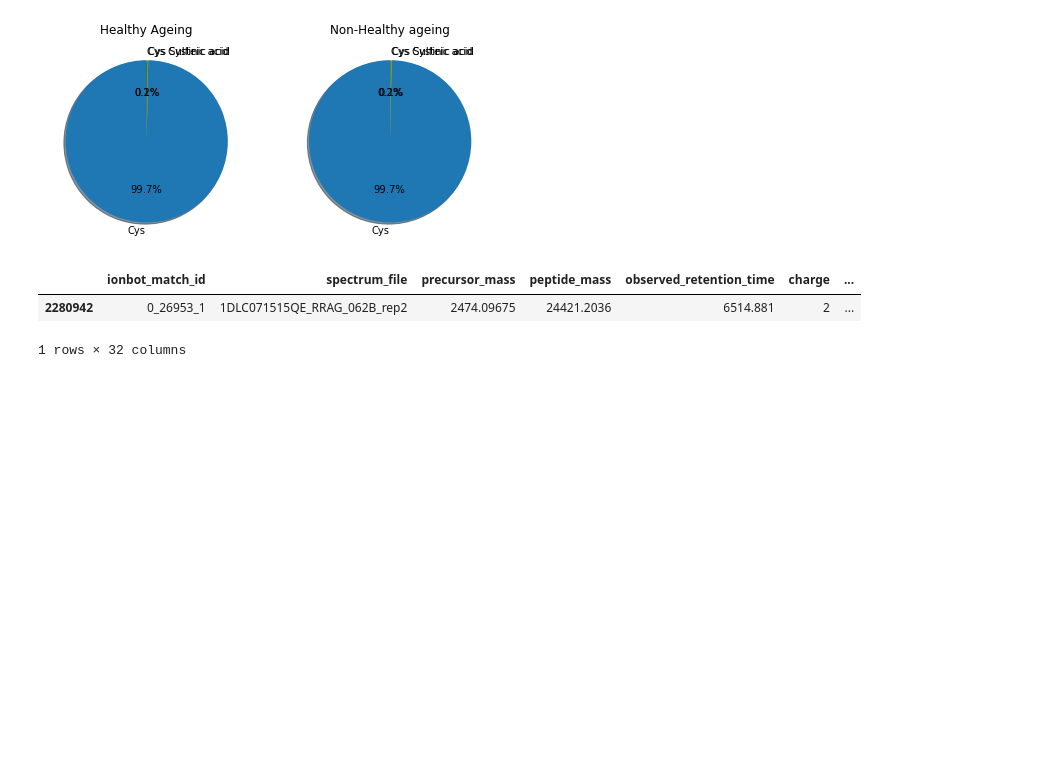
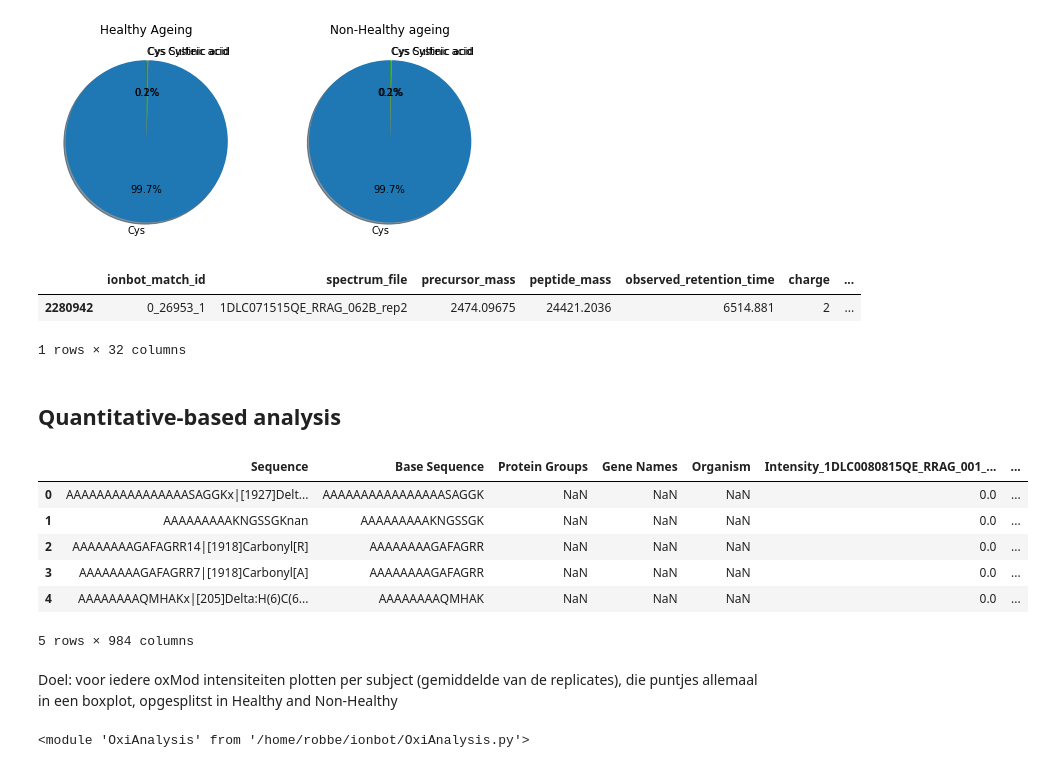
Before and after one commit to rodvrees/Master_Thesis, a Jupyter notebook: Project_analysis/PXD012477.ipynb, the cells around one changed output. Drawn from its saved outputs; the diff is of its cells as text; code cells hidden in the pictures; blank space fills up the shorter version.

```diff
--- a/Project_analysis/PXD012477.ipynb
+++ b/Project_analysis/PXD012477.ipynb
@@ -236,3 +235,18 @@ NHrep[(NHrep["Peptidoform_name"] == "NYISQYSEIAIQMMMHMQPK") & (NHrep["Oxidativel
 |  | ionbot_match_id | spectrum_file | precursor_mass | peptide_mass | observed_retention_time | charge | ... |
 | 2280942 | 0_26953_1 | 1DLC071515QE_RRAG_062B_rep2 | 2474.09675 | 24421.2036 | 6514.881 | 2 | ... |
 1 rows × 32 columns
+# %% [markdown]
+## Quantitative-based analysis
+# %%
+quant = pd.read_csv("/home/robbe/ionbot/PXD012477/raw_files/QuantifiedPeptides.tsv", sep= "\t")
+quant.head()
+# %% [output]
+|  | Sequence | Base Sequence | Protein Groups | Gene Names | Organism | Intensity_1DLC0080815QE_RRAG_001_... | ... |
+| 0 | AAAAAAAAAAAAAAAASAGGKx|[1927]Delt... | AAAAAAAAAAAAAAAASAGGK | NaN | NaN | NaN | 0.0 | ... |
+| 1 | AAAAAAAAAKNGSSGKnan | AAAAAAAAAKNGSSGK | NaN | NaN | NaN | 0.0 | ... |
+| 2 | AAAAAAAAGAFAGRR14|[1918]Carbonyl[R] | AAAAAAAAGAFAGRR | NaN | NaN | NaN | 0.0 | ... |
+| 3 | AAAAAAAAGAFAGRR7|[1918]Carbonyl[A] | AAAAAAAAGAFAGRR | NaN | NaN | NaN | 0.0 | ... |
+| 4 | AAAAAAAAQMHAKx|[205]Delta:H(6)C(6... | AAAAAAAAQMHAK | NaN | NaN | NaN | 0.0 | ... |
+5 rows × 984 columns
+# %% [markdown]
+Doel: voor iedere oxMod intensiteiten plotten per subject (gemiddelde van de replicates), die puntjes allemaal in een boxplot, opgesplitst in Healthy and Non-Healthy
@@ -238,0 +267,4 @@ NHrep[(NHrep["Peptidoform_name"] == "NYISQYSEIAIQMMMHMQPK") & (NHrep["Oxidativel
+# %%
+importlib.reload(OA)
+# %% [output]
+<module 'OxiAnalysis' from '/home/robbe/ionbot/OxiAnalysis.py'>
```
Also changed, not shown: parts of 20 cells of this notebook, 2 other files.
